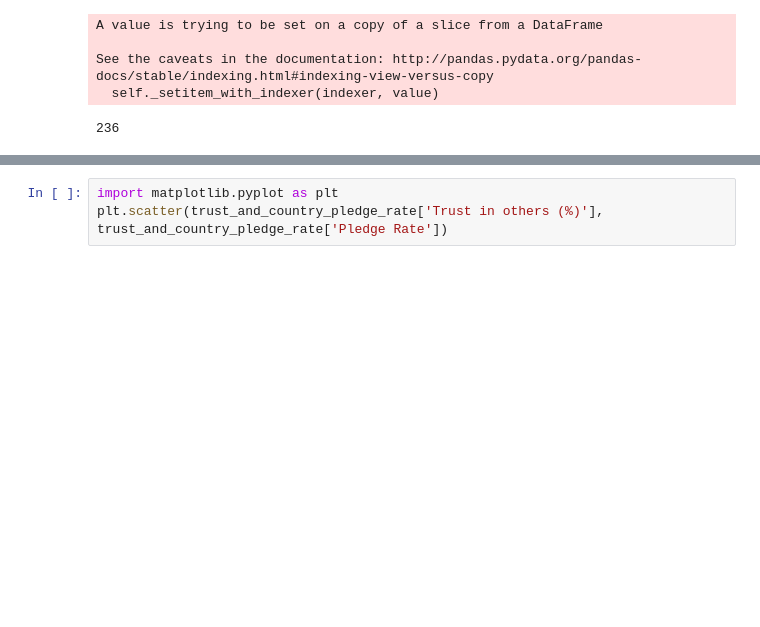
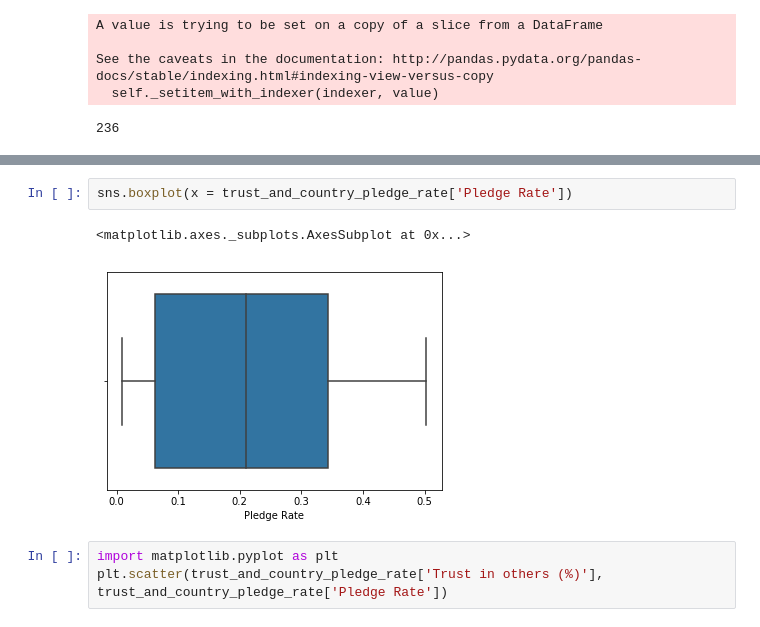
Before and after one commit to powergascan/mod3-hypothesis-testing, a Jupyter notebook: hypothesis_testing.ipynb, the cells around one changed output, grey strips where cells are left out. Cells and saved outputs as stored; diff of their text form; blank space fills up the shorter version.

```diff
--- a/hypothesis_testing.ipynb
+++ b/hypothesis_testing.ipynb
@@ -64,3 +91,8 @@ with an effect size, cohen's d, of -0.76 and power of 0.77.
+# %%
+sns.boxplot(x = trust_and_country_pledge_rate['Pledge Rate'])
+# %% [output]
+<matplotlib.axes._subplots.AxesSubplot at 0x...>
+[figure, added]
 # %%
 import matplotlib.pyplot as plt
 plt.scatter(trust_and_country_pledge_rate['Trust in others (%)'], trust_and_country_pledge_rate['Pledge Rate'])
```
Also changed, not shown: parts of 4 cells of this notebook, 3 other files.
